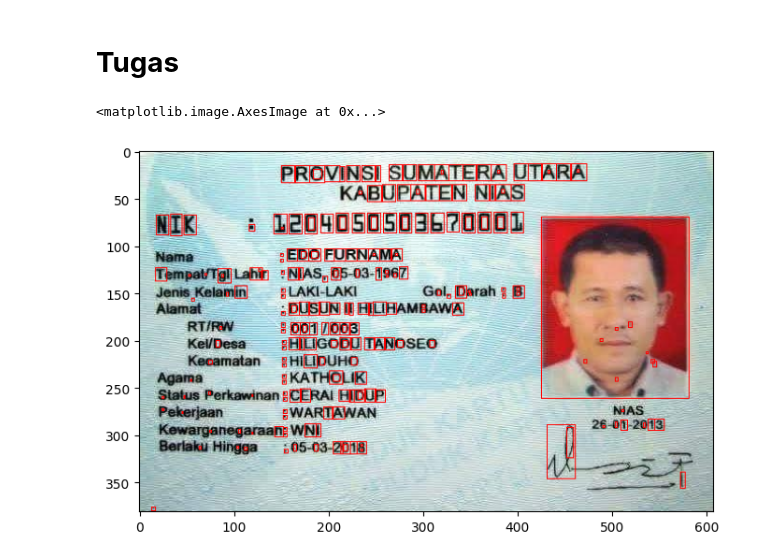
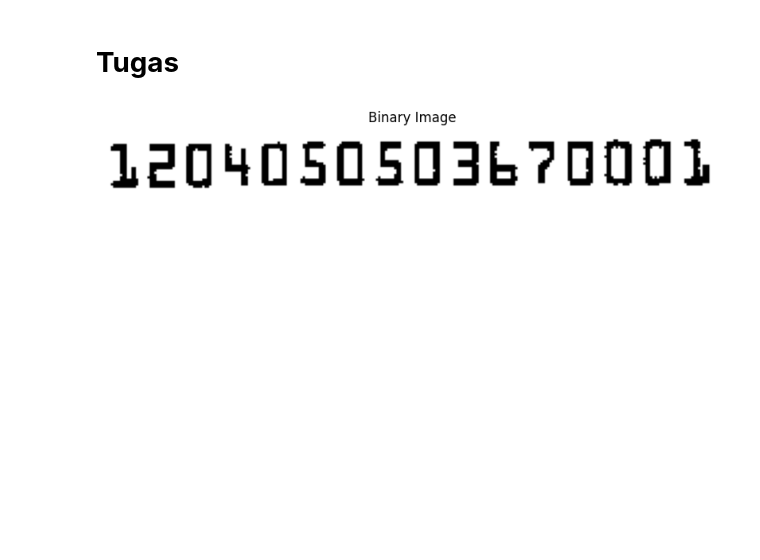
Before and after one commit to BimaBayuUWUUU/2141720019-PCVK-2023, a Jupyter notebook: Week_12_Bima_Bayu_Saputra_2141720019.ipynb, the cells around one changed output. Cells and saved outputs as stored; diff of their text form; code cells hidden in the pictures; blank space fills up the shorter version.

```diff
--- a/Week_12_Bima_Bayu_Saputra_2141720019.ipynb
+++ b/Week_12_Bima_Bayu_Saputra_2141720019.ipynb
@@ -708,30 +711,32 @@ Accuracy on the test set: 98.80%
 # %% [markdown]
 # **Tugas**
 # %%
+import cv2
+import numpy as np
+import matplotlib.pyplot as plt
+
 # Load the input image
 ktp = cv2.imread('/content/drive/MyDrive/PCVK/P7/KTP/ktp5.png')
 
 blurred = cv2.GaussianBlur(ktp, (5, 5), 0.5)
 
 gray = cv2.cvtColor(blurred, cv2.COLOR_BGR2GRAY)
 ret, bw = cv2.threshold(gray.copy(), 0, 255, cv2.THRESH_BINARY + cv2.THRESH_OTSU)
+
 erode = cv2.erode(bw.copy(), cv2.getStructuringElement(cv2.MORPH_OPEN, (1, 1)))
-
-# Ekstraksi kontur
-contours, hierarchy = cv2.findContours(erode.copy(), cv2.RETR_TREE, cv2.CHAIN_APPROX_NONE)
-# Looping contours untuk mendapatkan kontur yang sesuai
-for cnt in contours:
-    x, y, w, h = cv2.boundingRect(cnt)
-    ras = format(w / h, '.2f')
-    if h >= 4 and w >= 1 and float(ras) <= 1:
-      cv2.rectangle(ktp, (x, y), (x + w, y + h), (0, 0, 255), thickness=1)
-    elif h >= 2 and w >= 1 and float(ras) <= 1:
-      cv2.rectangle(ktp, (x, y), (x + w, y + h), (0, 0, 255), thickness=1)
 
 cropped_img = ktp[60:90, 140:410]
 
-plt.figure(figsize=(10,5))
-plt.imshow(cv2.cvtColor(ktp, cv2.COLOR_BGR2RGB))
+# Convert to grayscale
+cropped_gray = cv2.cvtColor(cropped_img, cv2.COLOR_BGR2GRAY)
+
+# Apply binary thresholding
+_, cropped_binary = cv2.threshold(cropped_gray, 128, 255, cv2.THRESH_BINARY)
+
+plt.figure(figsize=(10, 5))
+plt.imshow(cropped_binary, cmap='gray')
+plt.title('Binary Image')
+plt.axis('off')
+plt.show()
 # %% [output]
-<matplotlib.image.AxesImage at 0x...>
-[figure, old version]
+[figure, new version]
```
Also changed, not shown: parts of 8 cells of this notebook.
